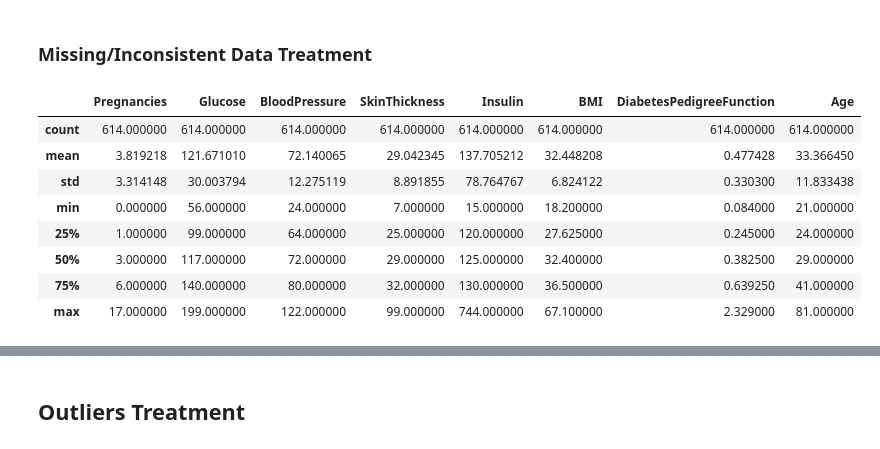
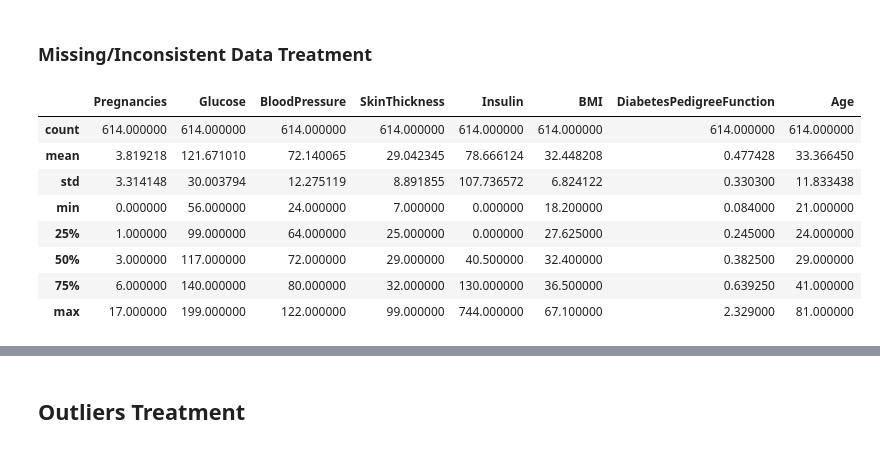
Before and after one commit to reginaldorsj/data_science_journey_course, a Jupyter notebook: Data Science in Projects/Project 3/Diabetes Prediction.ipynb, the cells around one changed output, grey strips where cells are left out. Drawn from its saved outputs; the diff is of its cells as text; code cells hidden in the pictures.

```diff
--- a/Data Science in Projects/Project 3/Diabetes Prediction.ipynb
+++ b/Data Science in Projects/Project 3/Diabetes Prediction.ipynb
@@ -186,19 +184,19 @@ X_train.shape, X_test.shape, y_train.shape, y_test.shape
 # %% [markdown]
 ### Missing/Inconsistent Data Treatment
 # %%
-cols = ['Glucose','BloodPressure','SkinThickness','Insulin','BMI']
+cols = ['Glucose','BloodPressure','SkinThickness','BMI'] #'Insulin'
 for col in cols:
     median = X_train[X_train[col]!=0][col].median()
     X_train.loc[X_train[col]==0,col]=median
     X_test.loc[X_test[col]==0,col]=median
 X_train.describe()
 # %% [output]
 |  | Pregnancies | Glucose | BloodPressure | SkinThickness | Insulin | BMI | DiabetesPedigreeFunction | Age |
 | count | 614.000000 | 614.000000 | 614.000000 | 614.000000 | 614.000000 | 614.000000 | 614.000000 | 614.000000 |
-| mean | 3.819218 | 121.671010 | 72.140065 | 29.042345 | 137.705212 | 32.448208 | 0.477428 | 33.366450 |
-| std | 3.314148 | 30.003794 | 12.275119 | 8.891855 | 78.764767 | 6.824122 | 0.330300 | 11.833438 |
-| min | 0.000000 | 56.000000 | 24.000000 | 7.000000 | 15.000000 | 18.200000 | 0.084000 | 21.000000 |
-| 25% | 1.000000 | 99.000000 | 64.000000 | 25.000000 | 120.000000 | 27.625000 | 0.245000 | 24.000000 |
-| 50% | 3.000000 | 117.000000 | 72.000000 | 29.000000 | 125.000000 | 32.400000 | 0.382500 | 29.000000 |
+| mean | 3.819218 | 121.671010 | 72.140065 | 29.042345 | 78.666124 | 32.448208 | 0.477428 | 33.366450 |
+| std | 3.314148 | 30.003794 | 12.275119 | 8.891855 | 107.736572 | 6.824122 | 0.330300 | 11.833438 |
+| min | 0.000000 | 56.000000 | 24.000000 | 7.000000 | 0.000000 | 18.200000 | 0.084000 | 21.000000 |
+| 25% | 1.000000 | 99.000000 | 64.000000 | 25.000000 | 0.000000 | 27.625000 | 0.245000 | 24.000000 |
+| 50% | 3.000000 | 117.000000 | 72.000000 | 29.000000 | 40.500000 | 32.400000 | 0.382500 | 29.000000 |
 | 75% | 6.000000 | 140.000000 | 80.000000 | 32.000000 | 130.000000 | 36.500000 | 0.639250 | 41.000000 |
 | max | 17.000000 | 199.000000 | 122.000000 | 99.000000 | 744.000000 | 67.100000 | 2.329000 | 81.000000 |
```
Also changed, not shown: parts of 23 cells of this notebook.
